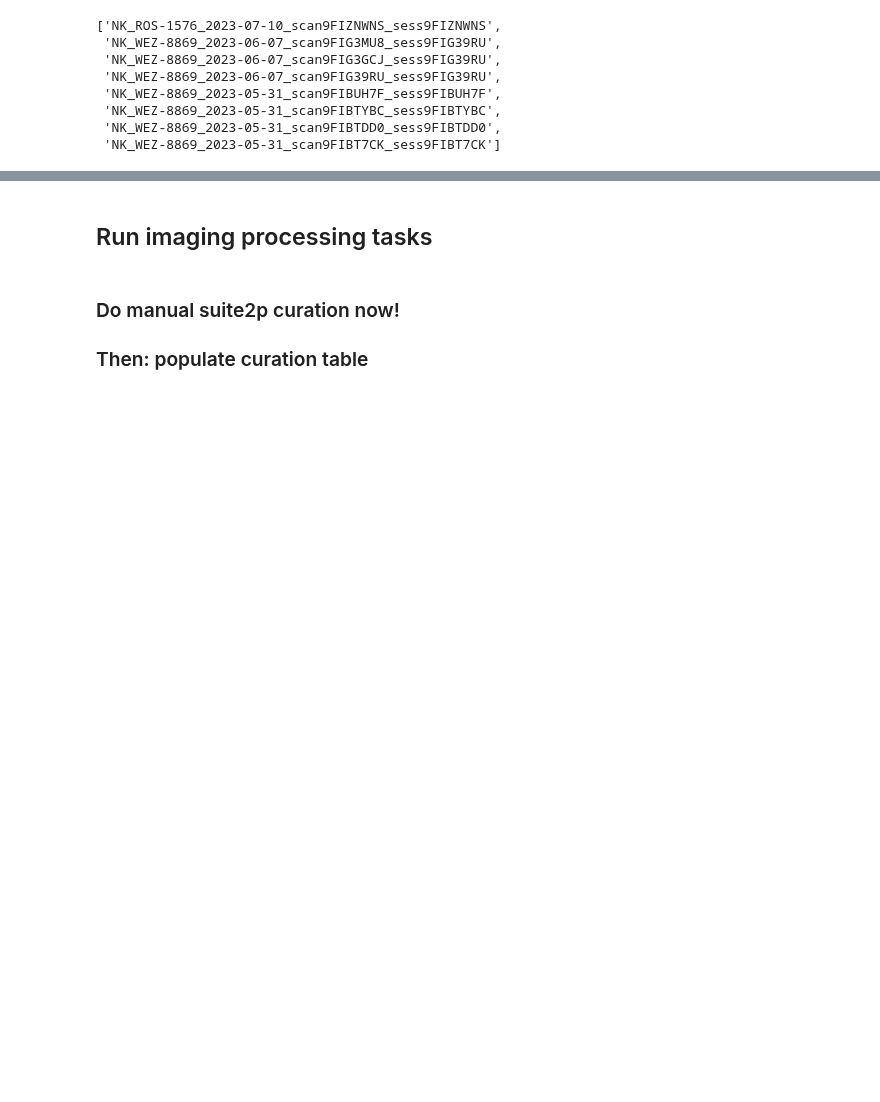
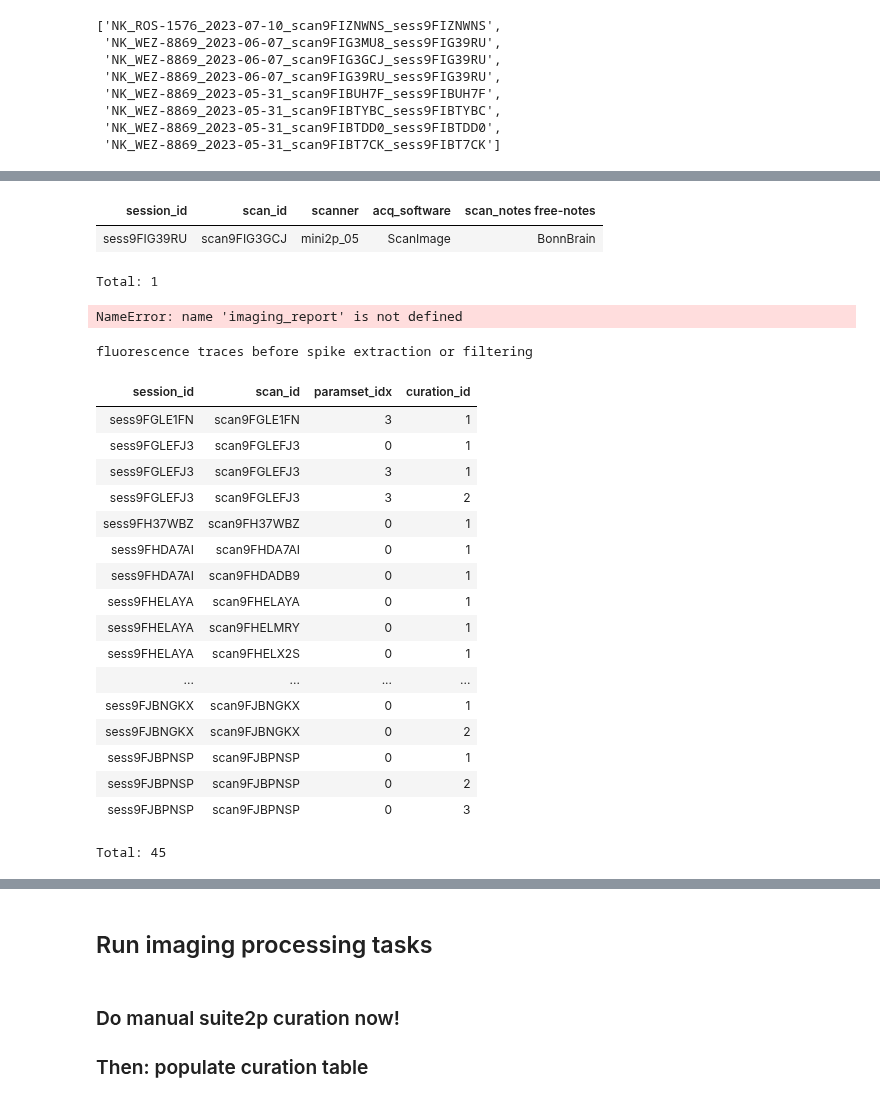
Before and after one commit to Gyepee/adamacs_jisooj, a Jupyter notebook: notebooks/10_troselab_workflow.ipynb, the cells around one changed output, grey strips where cells are left out. Cells and saved outputs as stored; diff of their text form; code cells hidden in the pictures; blank space fills up the shorter version.

```diff
--- a/notebooks/10_troselab_workflow.ipynb
+++ b/notebooks/10_troselab_workflow.ipynb
@@ -798,3 +838,40 @@ INGEST GUI
+# %%
+scan.Scan & scan_key
+# %% [output]
+| session_id | scan_id | scanner | acq_software | scan_notes free-notes |
+| sess9FIG39RU | scan9FIG3GCJ | mini2p_05 | ScanImage | BonnBrain |
+Total: 1
+# %%
+imaging.MotionCorrection.populate(display_progress=True)
+imaging.Segmentation.populate(display_progress=True)
+imaging.Fluorescence.populate(display_progress=True)
+imaging.Activity.populate(display_progress=True)
+# imaging_report.ScanLevelReport.populate(display_progress=True)
+# imaging_report.TraceReport.populate(display_progress=True)
+# %% [output]
+NameError: name 'imaging_report' is not defined
+# %%
+imaging.Fluorescence()
+# %% [output]
+fluorescence traces before spike extraction or filtering
+| session_id | scan_id | paramset_idx | curation_id |
+| sess9FGLE1FN | scan9FGLE1FN | 3 | 1 |
+| sess9FGLEFJ3 | scan9FGLEFJ3 | 0 | 1 |
+| sess9FGLEFJ3 | scan9FGLEFJ3 | 3 | 1 |
+| sess9FGLEFJ3 | scan9FGLEFJ3 | 3 | 2 |
+| sess9FH37WBZ | scan9FH37WBZ | 0 | 1 |
+| sess9FHDA7AI | scan9FHDA7AI | 0 | 1 |
+| sess9FHDA7AI | scan9FHDADB9 | 0 | 1 |
+| sess9FHELAYA | scan9FHELAYA | 0 | 1 |
+| sess9FHELAYA | scan9FHELMRY | 0 | 1 |
+| sess9FHELAYA | scan9FHELX2S | 0 | 1 |
+| ... | ... | ... | ... |
+| sess9FJBNGKX | scan9FJBNGKX | 0 | 1 |
+| sess9FJBNGKX | scan9FJBNGKX | 0 | 2 |
+| sess9FJBPNSP | scan9FJBPNSP | 0 | 1 |
+| sess9FJBPNSP | scan9FJBPNSP | 0 | 2 |
+| sess9FJBPNSP | scan9FJBPNSP | 0 | 3 |
+Total: 45
 # %%
 model.VideoRecording() * model.VideoRecording.File() * equipment.Device() * session.SessionUser() * subject.User()
 # %% [output]
```
Also changed, not shown: parts of 4 cells of this notebook.
